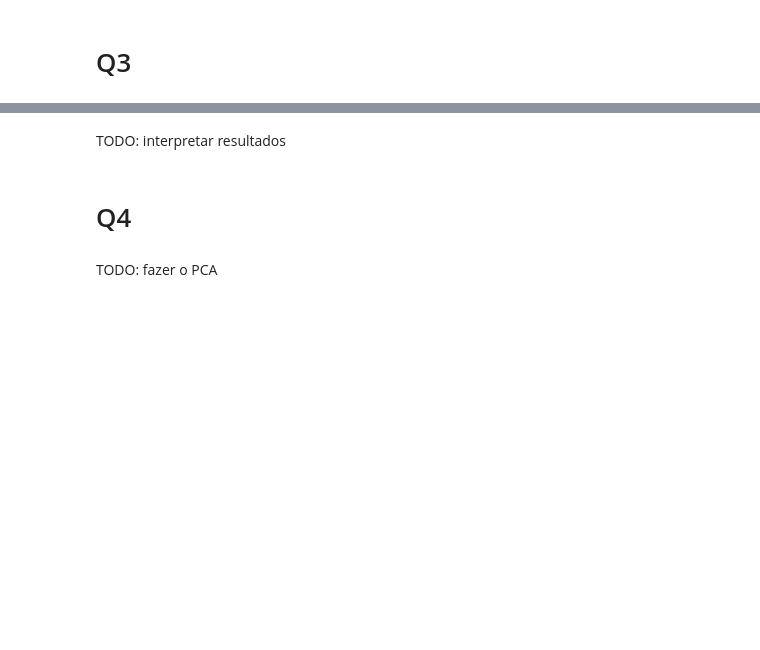
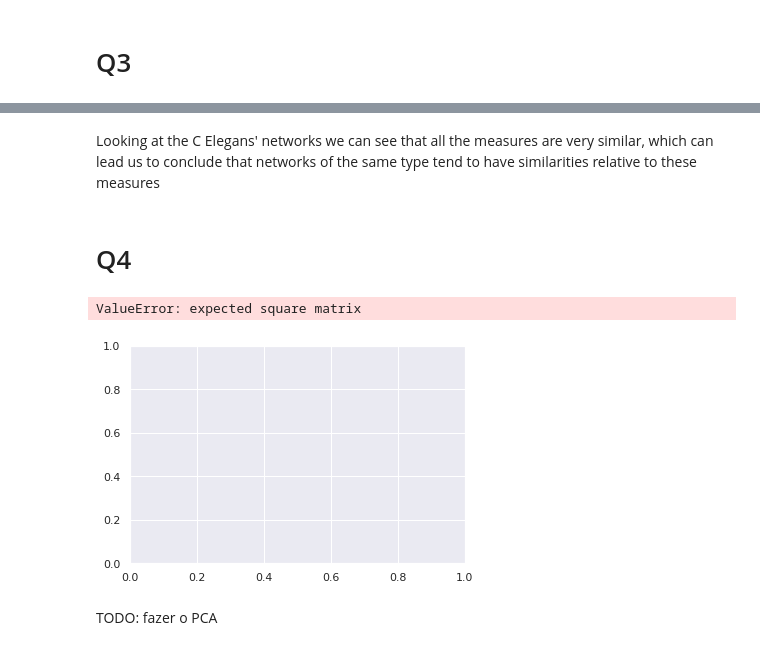
Before and after one commit to gmelodie/Complex-Networks, a Jupyter notebook: lista2/lista2.ipynb, the cells around one changed output, grey strips where cells are left out. Drawn from its saved outputs; the diff is of its cells as text; code cells hidden in the pictures; blank space fills up the shorter version.

```diff
--- a/lista2/lista2.ipynb
+++ b/lista2/lista2.ipynb
@@ -368,5 +413,5 @@ q3centralities(q3nets)
-# %% [markdown]
-TODO: interpretar resultados
+# %% [markdown]
+Looking at the C Elegans' networks we can see that all the measures are very similar, which can lead us to conclude that networks of the same type tend to have similarities relative to these measures
 # %% [markdown]
 # Q4
 # %%
@@ -378,29 +423,34 @@ def q4centralities(net):
     eigenvector_cent = list(dict(nx.eigenvector_centrality(all_graphs[net], max_iter = 1000)).values())
     pagerank_cent = list(dict(nx.pagerank(all_graphs[net], alpha=0.85)).values())
     accessibility_cent = acc(all_graphs[net])
-    communicability_cent = list(dict(nx.communicability_betweenness_centrality(all_graphs[net])).values())
+    #communicability_cent = list(dict(nx.communicability_betweenness_centrality(all_graphs[net])).values())
 
     return [degree_cent, kcore_cent, closeness_cent, betweenness_cent, eigenvector_cent, pagerank_cent,
-           accessibility_cent, communicability_cent]
+           accessibility_cent]
 # %%
-def q4measures(centralities):
+def q4measures(cents):
     measures = []
 
-    for centralitiy in centralities:
-        average = np.mean(centrality)
-        standard_deviation = np.std(centrality)
-        second_moment = scipy.stats.moment(centrality, moment=2)
-        shannon_entropy = scipy.stats.entropy(centrality)
+    for cent in cents:
+        average = np.mean(cent)
+        standard_deviation = np.std(cent)
+        second_moment = scipy.stats.moment(cent, moment=2)
+        shannon_entropy = scipy.stats.entropy(cent)
         measures.append([average, standard_deviation, second_moment, shannon_entropy])
 
-    return measures.flatten()
+    return [item for sublist in measures for item in sublist]
 # %%
 # q4nets = ["Proteins", "C Elegans 2004", "C Elegans 2007", "US Power Grid"]
-q4nets = ["C Elegans 2004"] # TODO: USAR ACIMA
+q4nets = ["C Elegans 2004"]
 
 features = []
 for net in q4nets:
     features.append(q4measures(q4centralities(net)))
+
+plot_pca(np.array(features))
+# %% [output]
+ValueError: expected square matrix
+[figure, added]
 # %% [markdown]
 TODO: fazer o PCA
 # %% [markdown]
```
Also changed, not shown: parts of 8 cells of this notebook.
